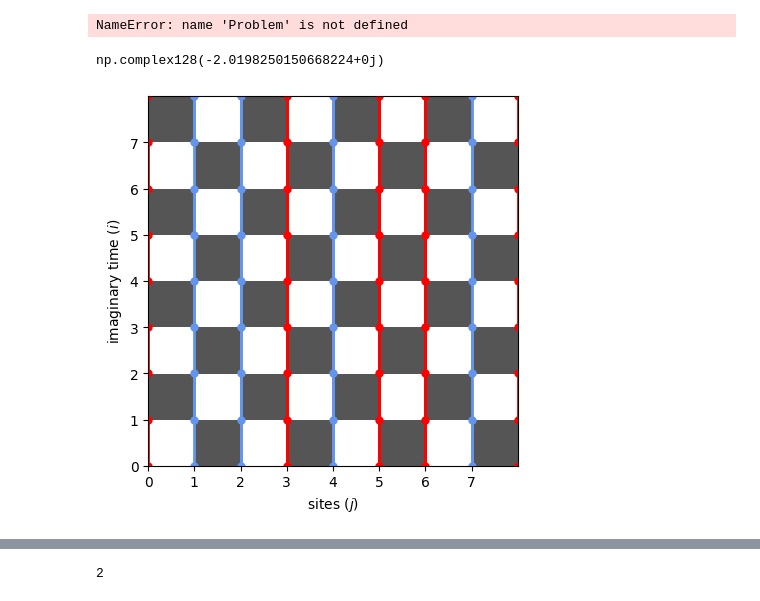
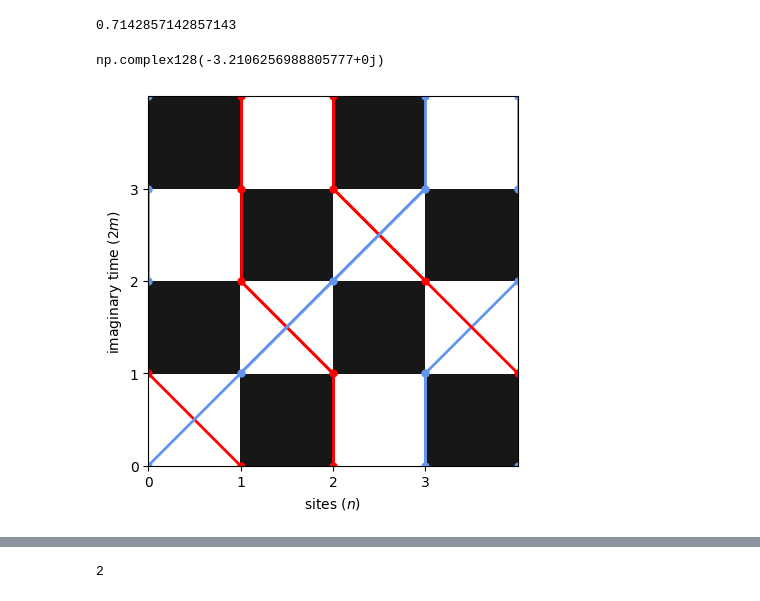
Before and after one commit to Jaymun723/quantum-monte-carlo, a Jupyter notebook: analysis/qmc.ipynb, the cells around one changed output, grey strips where cells are left out. Cells and saved outputs as stored; diff of their text form; code cells hidden in the pictures.

```diff
--- a/qmc.ipynb
+++ b/analysis/qmc.ipynb
@@ -11,22 +11,22 @@ import matplotlib.pyplot as plt
 # %%
 rng = np.random.default_rng(7)
 # %%
-pb = Problem(n_sites=8, J_x=10.0, J_z=1.0, temperature=10, m=4)
+pb = Problem(n_sites=4, J_x=2.2, J_z=1.0, temperature=0.7, m=2)
 pb.delta_tau
 # %% [output]
-NameError: name 'Problem' is not defined
+0.7142857142857143
 # %%
 solver = ExactSolver(pb)
 solver.energy
 # %% [output]
-np.complex128(-2.0198250150668224+0j)
+np.complex128(-3.2106256988805777+0j)
 # %%
 spins = np.ones((2 * pb.m, pb.n_sites))
 for i in range(0, pb.n_sites, 2):
     spins[:, i] *= -1
 wl = Worldline(pb, spins)
 for _ in range(1_000):
-    local_move(wl, rng)
+    loop_update(wl, rng)
 wl.draw()
 # %% [output]
-[figure, old version]
+[figure, new version]
```
Also changed, not shown: parts of 1 cell of this notebook, 40 other files.
